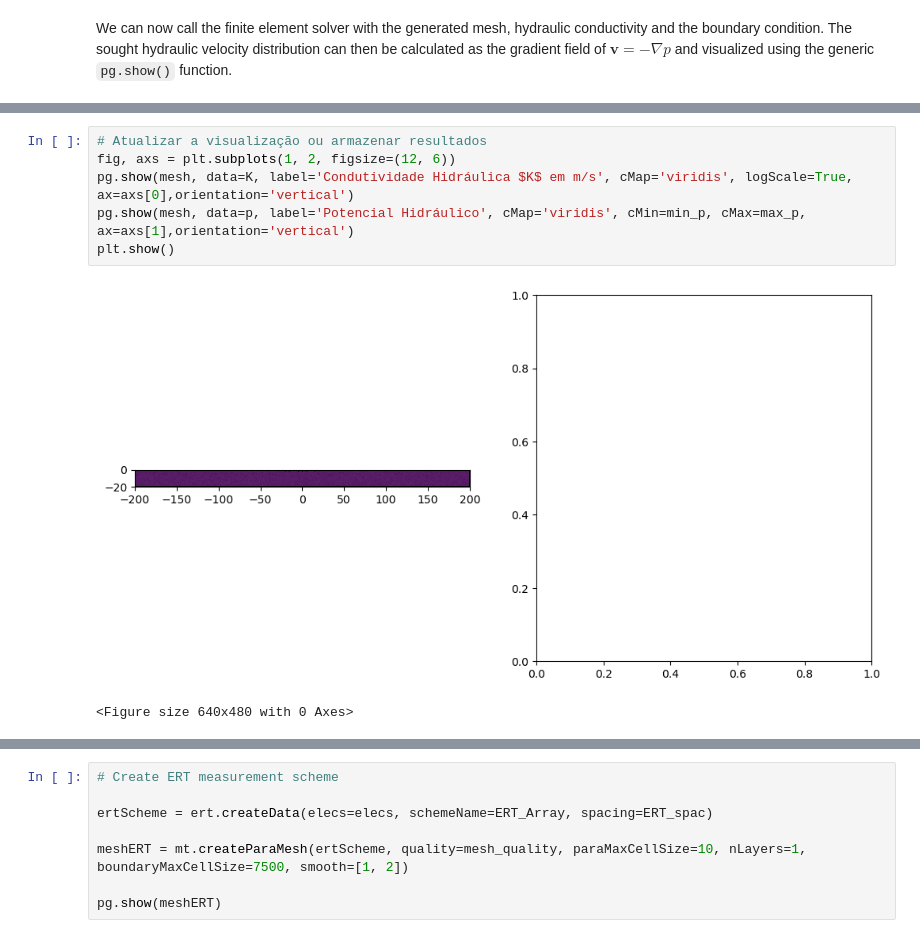
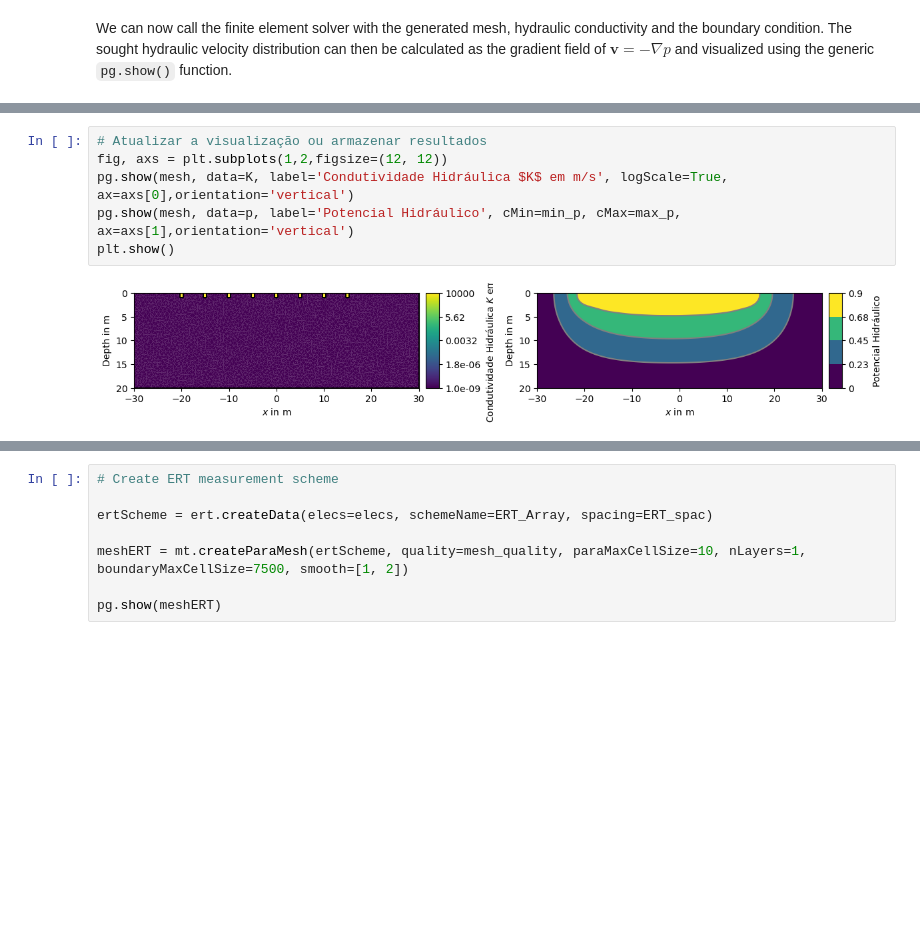
Before and after one commit to guiguilhermegui/TF, a Jupyter notebook: modelo_tf.ipynb, the cells around one changed output, grey strips where cells are left out. Cells and saved outputs as stored; diff of their text form; blank space fills up the shorter version.

```diff
--- a/modelo_tf.ipynb
+++ b/modelo_tf.ipynb
@@ -246,12 +253,11 @@ Mean: 0.09408665069081151, Std: 0.22187327680873836, Min: 0.0, Max: 0.9003414024
 # %%
 # Atualizar a visualização ou armazenar resultados
-fig, axs = plt.subplots(1, 2, figsize=(12, 6))
-pg.show(mesh, data=K, label='Condutividade Hidráulica $K$ em m/s', cMap='viridis', logScale=True, ax=axs[0],orientation='vertical')
-pg.show(mesh, data=p, label='Potencial Hidráulico', cMap='viridis', cMin=min_p, cMax=max_p, ax=axs[1],orientation='vertical')
+fig, axs = plt.subplots(1,2,figsize=(12, 12))
+pg.show(mesh, data=K, label='Condutividade Hidráulica $K$ em m/s', logScale=True, ax=axs[0],orientation='vertical')
+pg.show(mesh, data=p, label='Potencial Hidráulico', cMin=min_p, cMax=max_p, ax=axs[1],orientation='vertical')
 plt.show()
 # %% [output]
-[figure, old version]
+[figure, new version]
-<Figure size 640x480 with 0 Axes>
 # %%
 # Solve velocity as gradient of hydraulic potential
 vel = -pg.solver.grad(mesh, p) * np.asarray([K, K, K]).T #4d
```
Also changed, not shown: parts of 10 cells of this notebook.
